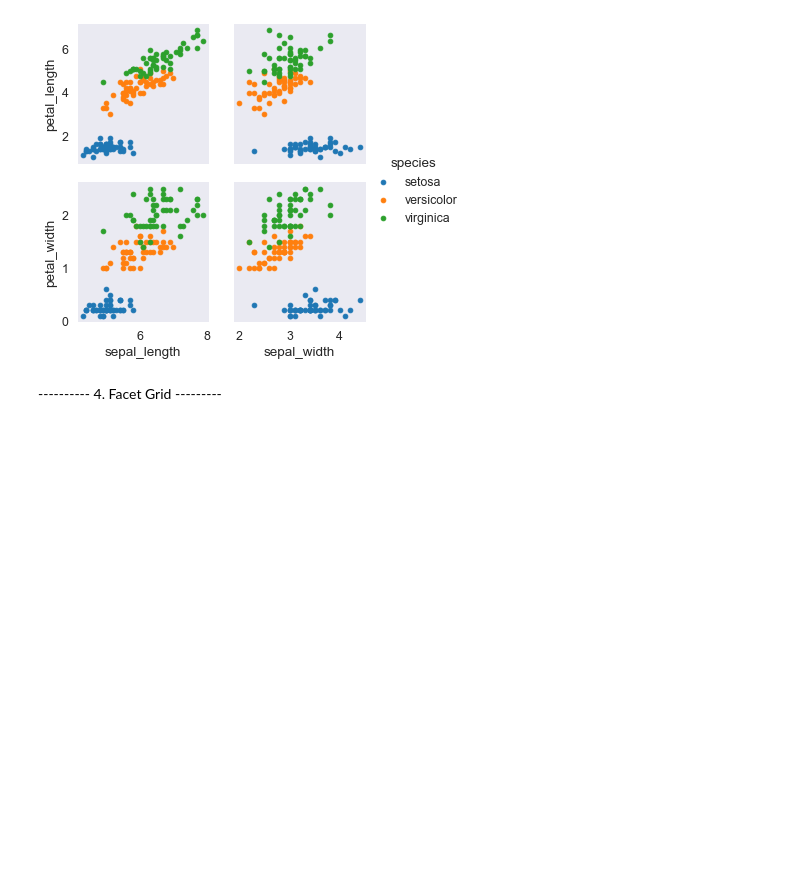
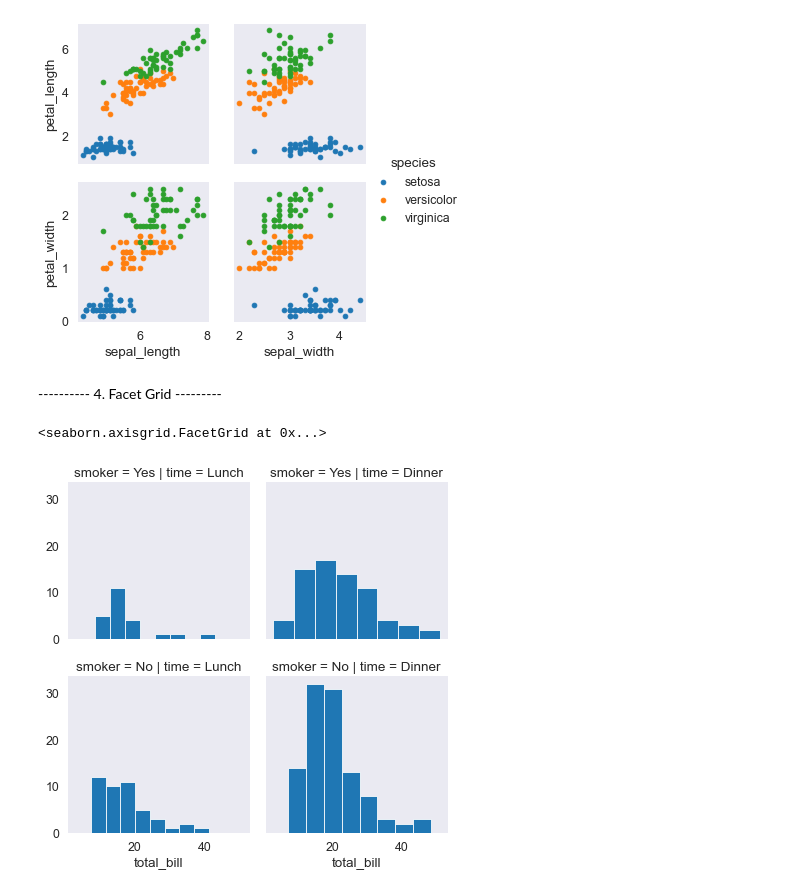
Before and after one commit to otkhwae/Seaborn, a Jupyter notebook: Seaborn_tut.ipynb, the cells around one changed output. Cells and saved outputs as stored; diff of their text form; code cells hidden in the pictures; blank space fills up the shorter version.

Commit message:
Facet Grid

```diff
--- a/Seaborn_tut.ipynb
+++ b/Seaborn_tut.ipynb
@@ -282,3 +281,9 @@ iris_g.add_legend()
 [figure]
 # %% [markdown]
 ---------- 4. Facet Grid ---------
+# %%
+tips_fg = sns.FacetGrid(tips_df,col='time', row='smoker')
+tips_fg.map(plt.hist,'total_bill', bins=8)
+# %% [output]
+<seaborn.axisgrid.FacetGrid at 0x...>
+[figure, added]
```
Also changed, not shown: parts of 3 cells of this notebook.
